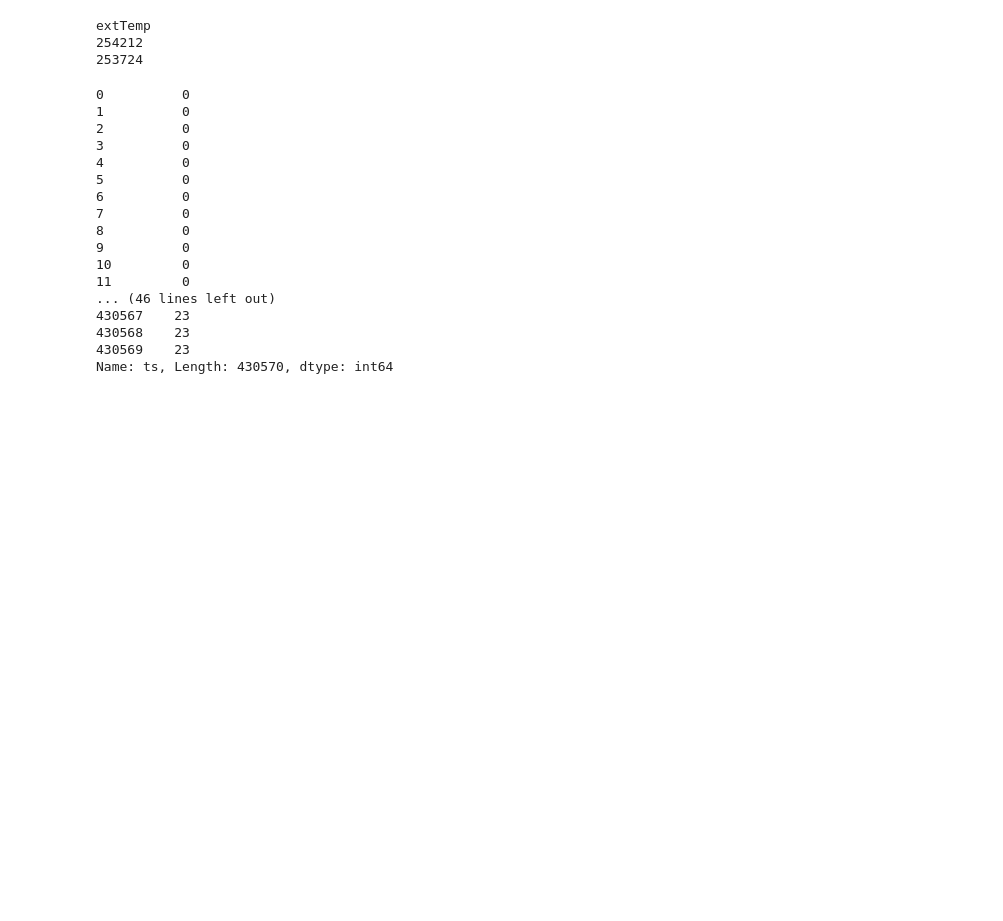
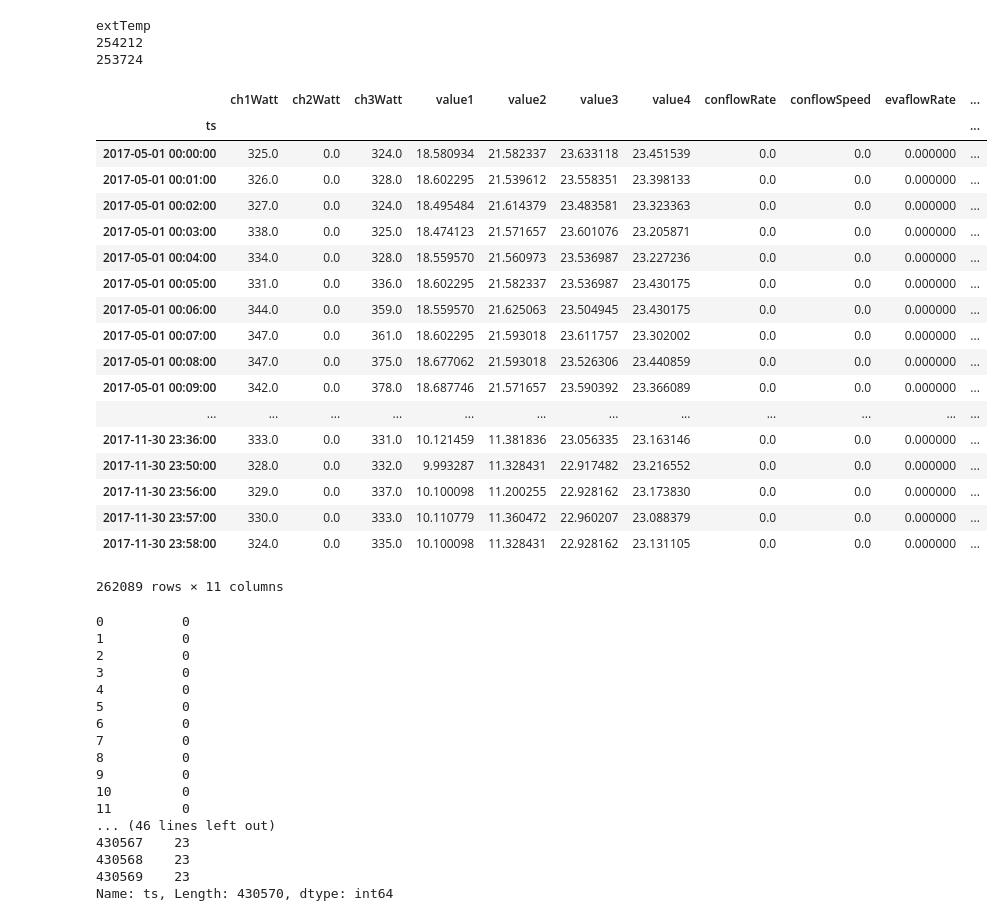
Before and after one commit to yujia21/datathon2017, a Jupyter notebook: MergeDatatypes.ipynb, the cells around one changed output. Saved outputs shown, nothing was run; the diff lists cells and outputs as text; code cells hidden in the pictures; blank space fills up the shorter version.

```diff
--- a/MergeDatatypes.ipynb
+++ b/MergeDatatypes.ipynb
@@ -102,3 +101,25 @@ hour = pd.to_datetime(fullDF.ts).dt.hour
+# %%
+fullDF
+# %% [output]
+|  | ch1Watt | ch2Watt | ch3Watt | value1 | value2 | value3 | value4 | conflowRate | conflowSpeed | evaflowRate | ... |
+| ts |  |  |  |  |  |  |  |  |  |  | ... |
+| 2017-05-01 00:00:00 | 325.0 | 0.0 | 324.0 | 18.580934 | 21.582337 | 23.633118 | 23.451539 | 0.0 | 0.0 | 0.000000 | ... |
+| 2017-05-01 00:01:00 | 326.0 | 0.0 | 328.0 | 18.602295 | 21.539612 | 23.558351 | 23.398133 | 0.0 | 0.0 | 0.000000 | ... |
+| 2017-05-01 00:02:00 | 327.0 | 0.0 | 324.0 | 18.495484 | 21.614379 | 23.483581 | 23.323363 | 0.0 | 0.0 | 0.000000 | ... |
+| 2017-05-01 00:03:00 | 338.0 | 0.0 | 325.0 | 18.474123 | 21.571657 | 23.601076 | 23.205871 | 0.0 | 0.0 | 0.000000 | ... |
+| 2017-05-01 00:04:00 | 334.0 | 0.0 | 328.0 | 18.559570 | 21.560973 | 23.536987 | 23.227236 | 0.0 | 0.0 | 0.000000 | ... |
+| 2017-05-01 00:05:00 | 331.0 | 0.0 | 336.0 | 18.602295 | 21.582337 | 23.536987 | 23.430175 | 0.0 | 0.0 | 0.000000 | ... |
+| 2017-05-01 00:06:00 | 344.0 | 0.0 | 359.0 | 18.559570 | 21.625063 | 23.504945 | 23.430175 | 0.0 | 0.0 | 0.000000 | ... |
+| 2017-05-01 00:07:00 | 347.0 | 0.0 | 361.0 | 18.602295 | 21.593018 | 23.611757 | 23.302002 | 0.0 | 0.0 | 0.000000 | ... |
+| 2017-05-01 00:08:00 | 347.0 | 0.0 | 375.0 | 18.677062 | 21.593018 | 23.526306 | 23.440859 | 0.0 | 0.0 | 0.000000 | ... |
+| 2017-05-01 00:09:00 | 342.0 | 0.0 | 378.0 | 18.687746 | 21.571657 | 23.590392 | 23.366089 | 0.0 | 0.0 | 0.000000 | ... |
+| ... | ... | ... | ... | ... | ... | ... | ... | ... | ... | ... | ... |
+| 2017-11-30 23:36:00 | 333.0 | 0.0 | 331.0 | 10.121459 | 11.381836 | 23.056335 | 23.163146 | 0.0 | 0.0 | 0.000000 | ... |
+| 2017-11-30 23:50:00 | 328.0 | 0.0 | 332.0 | 9.993287 | 11.328431 | 22.917482 | 23.216552 | 0.0 | 0.0 | 0.000000 | ... |
+| 2017-11-30 23:56:00 | 329.0 | 0.0 | 337.0 | 10.100098 | 11.200255 | 22.928162 | 23.173830 | 0.0 | 0.0 | 0.000000 | ... |
+| 2017-11-30 23:57:00 | 330.0 | 0.0 | 333.0 | 10.110779 | 11.360472 | 22.960207 | 23.088379 | 0.0 | 0.0 | 0.000000 | ... |
+| 2017-11-30 23:58:00 | 324.0 | 0.0 | 335.0 | 10.100098 | 11.328431 | 22.928162 | 23.131105 | 0.0 | 0.0 | 0.000000 | ... |
+262089 rows × 11 columns
 # %%
 hour
 # %% [output]
```
Also changed, not shown: parts of 4 cells of this notebook, 8 other files.
